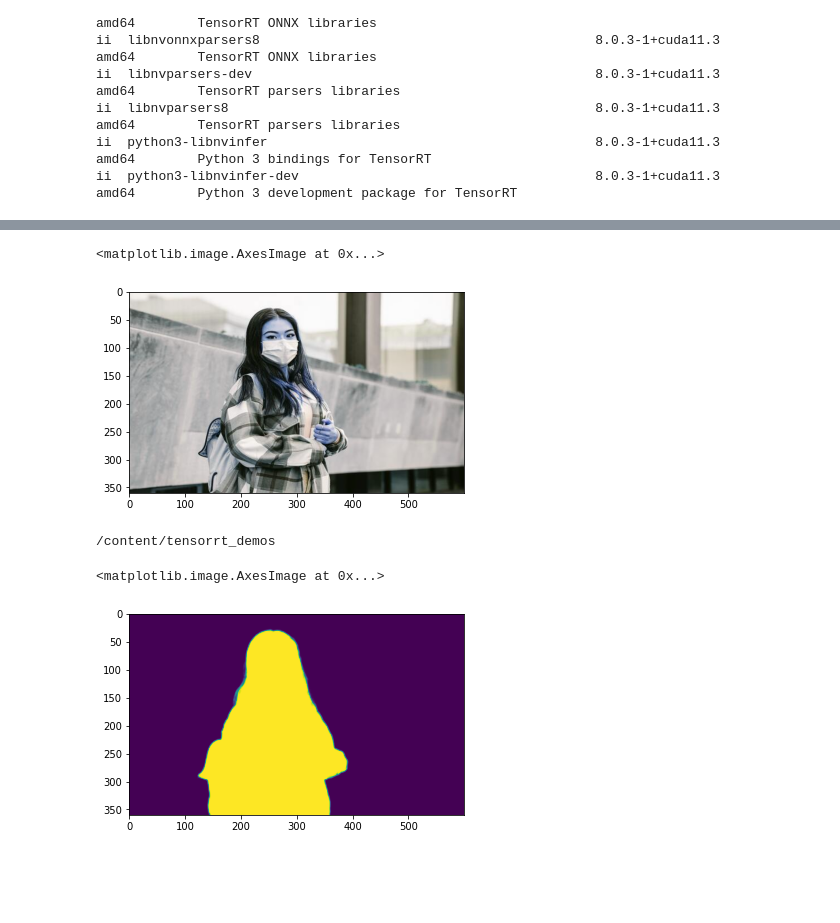
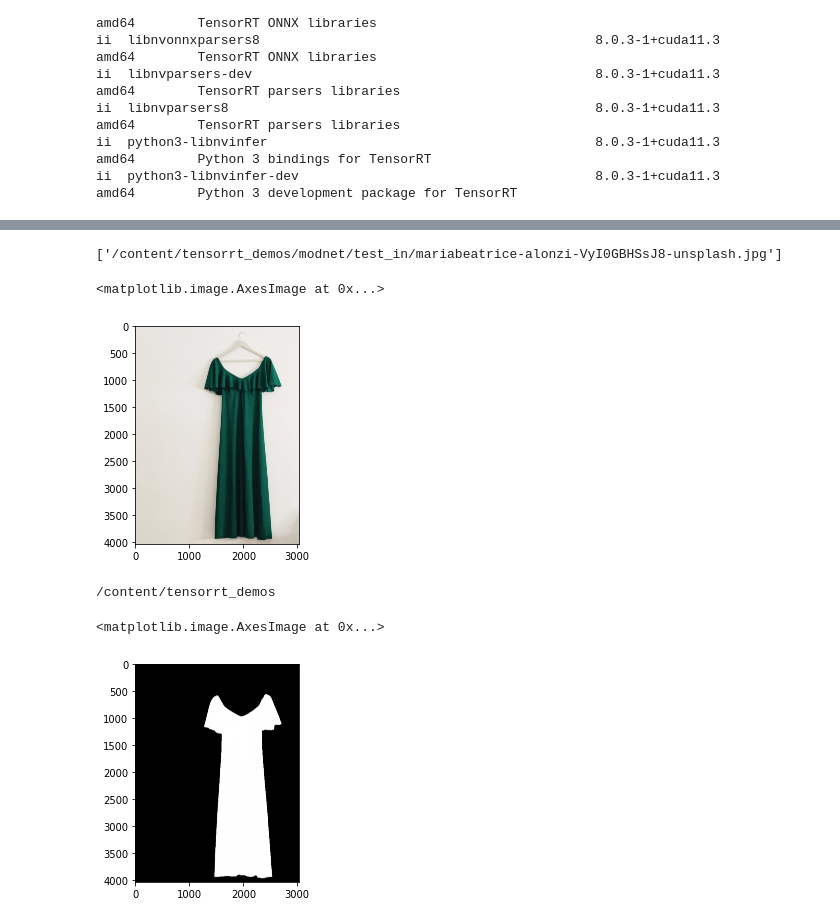
Before and after one commit to peace-and-harmony/image-matting, a Jupyter notebook: notebooks/modnet_tensorrt.ipynb, the cells around one changed output, grey strips where cells are left out. Saved outputs shown, nothing was run; the diff lists cells and outputs as text; code cells hidden in the pictures; blank space fills up the shorter version.

Commit message:
update tensorrt inference notebook

```diff
--- a/notebooks/modnet_tensorrt.ipynb
+++ b/notebooks/modnet_tensorrt.ipynb
@@ -172,14 +176,19 @@ modnet.engine  onnx-tensorrt/  README.md            torch2onnx/
 # %%
 from google.colab.patches import cv2_imshow
 import matplotlib.pyplot as plt
 import cv2
+import glob
+import numpy as np
+from PIL import Image
 
-img = "/content/tensorrt_demos/modnet/image.jpg"
-img = cv2.imread(img) # reads image
-plt.imshow(img)
+img_path = glob.glob('/content/tensorrt_demos/modnet/test_in/*.jpg')
+print(img_path)
+img = cv2.imread(img_path[0]) # reads image
+plt.imshow(cv2.cvtColor(img, cv2.COLOR_BGR2RGB))
 # %% [output]
-<matplotlib.image.AxesImage at 0x...>
+['/content/tensorrt_demos/modnet/test_in/mariabeatrice-alonzi-VyI0GBHSsJ8-unsplash.jpg']
+<matplotlib.image.AxesImage at 0x...>
-[figure, old version]
+[figure, new version]
 # %%
 %cd /content/tensorrt_demos
 import numpy as np
@@ -187,13 +196,17 @@ import cv2
 from google.colab.patches import cv2_imshow
 import pycuda.autoinit
 from utils.modnet import TrtMODNet
+import tensorrt as trt
+import matplotlib.pyplot as plt
 
-img = cv2.imread('/content/tensorrt_demos/modnet/image.jpg')
+
+img = cv2.imread(img_path[0])
 
 modnet = TrtMODNet()
+TRT_LOGGER = trt.Logger(trt.Logger.INFO)
 matte = modnet.infer(img)
-plt.imshow(matte)
+plt.imshow(cv2.cvtColor(matte, cv2.COLOR_BGR2RGB))
 # %% [output]
 /content/tensorrt_demos
 <matplotlib.image.AxesImage at 0x...>
-[figure, old version]
+[figure, new version]
```
Also changed, not shown: parts of 22 cells of this notebook.
